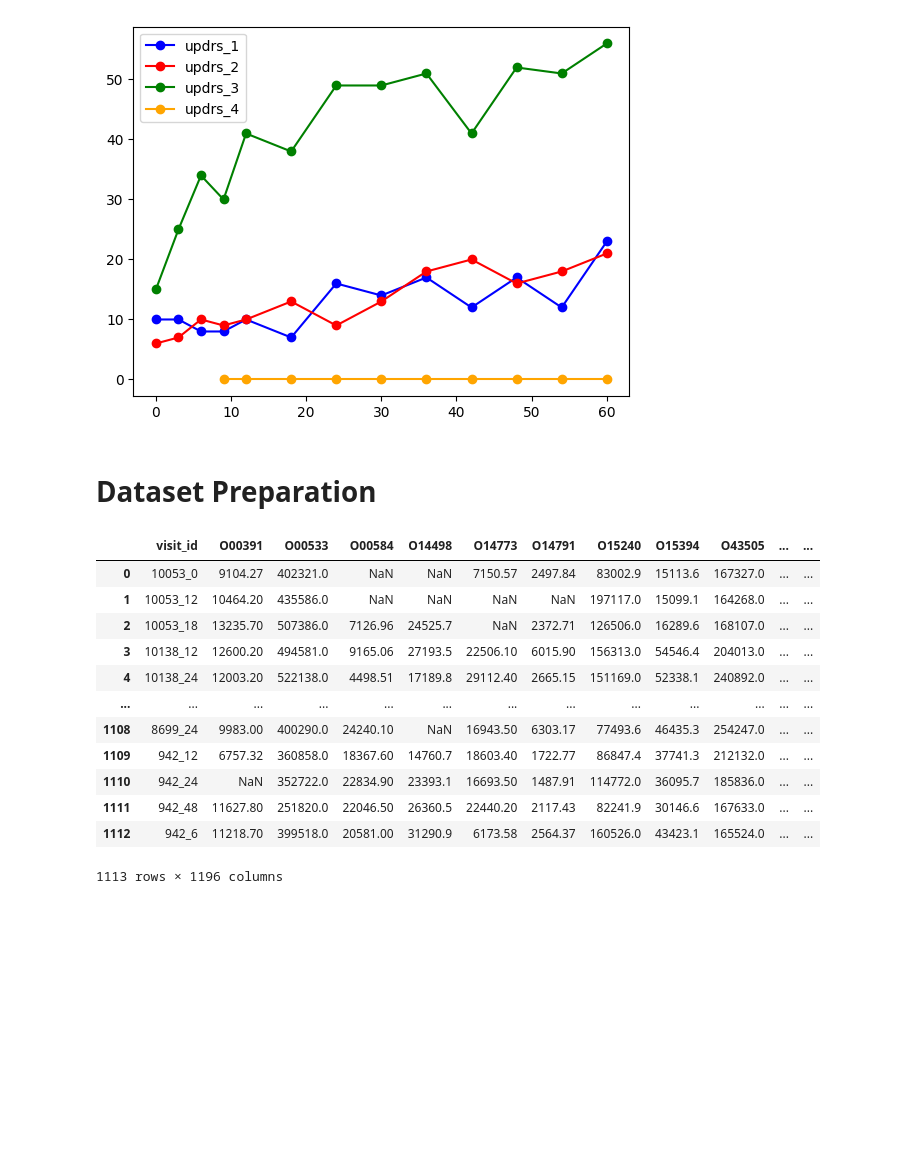
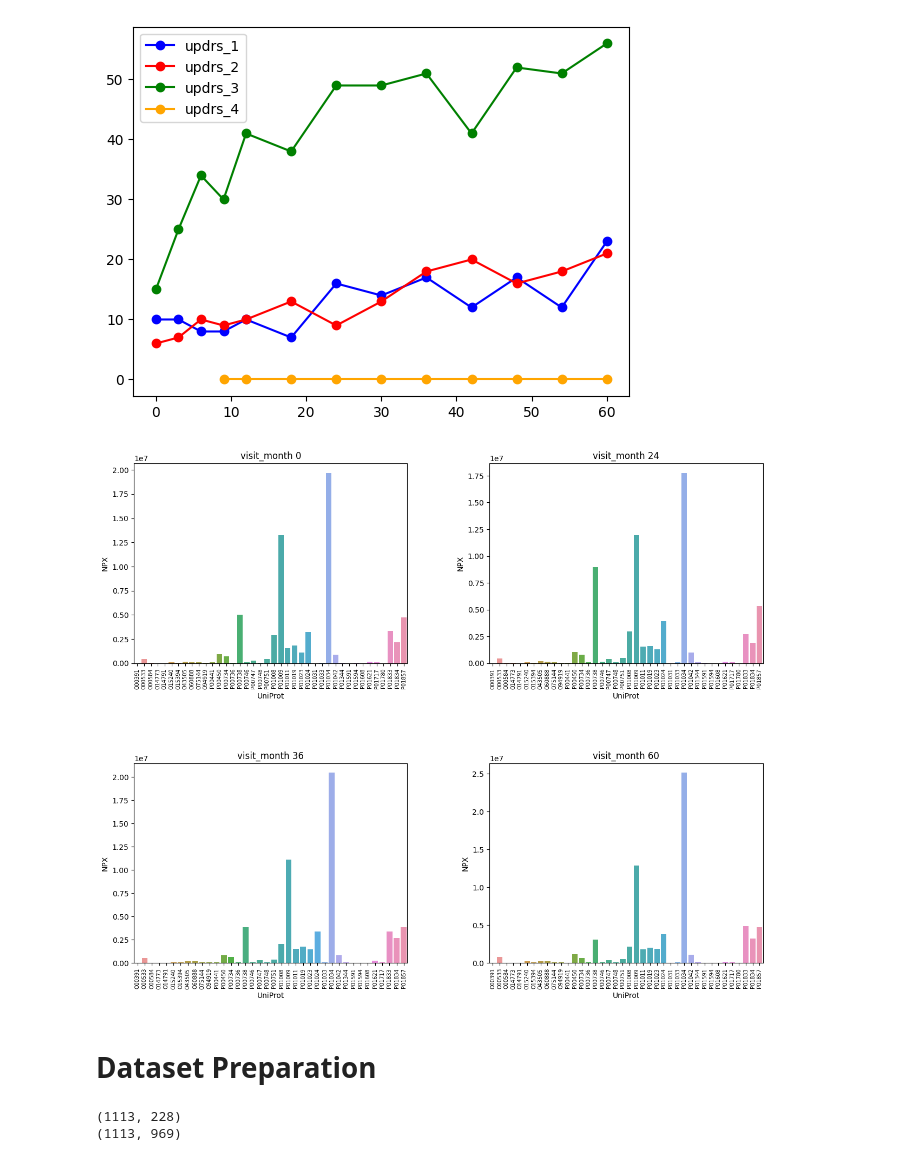
Before and after one commit to jaytonde/AMP--Parkinson-s-Disease-Progression-Prediction, a Jupyter notebook: pd-jdt.ipynb, the cells around one changed output. Saved outputs shown, nothing was run; the diff lists cells and outputs as text; code cells hidden in the pictures; blank space fills up the shorter version.

```diff
--- a/pd-jdt.ipynb
+++ b/pd-jdt.ipynb
@@ -67,6 +67,31 @@ ax.legend()
 plt.show()
 # %% [output]
 [figure]
+# %%
+pro_plot_df = train_proteins[train_proteins["patient_id"]==1517]
+protein_list = pro_plot_df['UniProt'].unique()
+protein_list = protein_list[:40]
+pro_plot_df = pro_plot_df[pro_plot_df['UniProt'].isin(protein_list)]
+unique_month = pro_plot_df['visit_month'].unique()
+unique_month.sort()
+p_len = len(unique_month)
+
+pro_plot_df['visit_month'].unique()
+n_rows = math.ceil(p_len/2)
+figure, axis = plt.subplots(n_rows, 2, figsize=(15, n_rows*6))
+plt.subplots_adjust(hspace=0.5, wspace=0.3)
+
+for i, month in enumerate(unique_month):
+    row = i//2
+    col = i % 2
+    plot_df = pro_plot_df[pro_plot_df['visit_month']==month]
+    bp = sns.barplot(ax=axis[row, col], x=plot_df['UniProt'], y=plot_df['NPX'])
+    #bp.set(xticklabels=[])
+    bp.set_xticklabels(bp.get_xticklabels(), rotation=90, size = 7)
+    axis[row, col].set_title('visit_month ' + str(month))
+plt.show()
+# %% [output]
+[figure, added]
 # %% [markdown]
 # Dataset Preparation
 # %%
@@ -89,18 +120,5 @@ def prepare_dataset(train_proteins, train_peptides):
 # %%
-pro_pep_df = prepare_dataset(train_proteins, train_peptides)
+data_df = prepare_dataset(train_proteins, train_peptides)
+# %% [output]
+(1113, 228)
+(1113, 969)
-# %%
-pro_pep_df
-# %% [output]
-|  | visit_id | O00391 | O00533 | O00584 | O14498 | O14773 | O14791 | O15240 | O15394 | O43505 | ... | ... |
-| 0 | 10053_0 | 9104.27 | 402321.0 | NaN | NaN | 7150.57 | 2497.84 | 83002.9 | 15113.6 | 167327.0 | ... | ... |
-| 1 | 10053_12 | 10464.20 | 435586.0 | NaN | NaN | NaN | NaN | 197117.0 | 15099.1 | 164268.0 | ... | ... |
-| 2 | 10053_18 | 13235.70 | 507386.0 | 7126.96 | 24525.7 | NaN | 2372.71 | 126506.0 | 16289.6 | 168107.0 | ... | ... |
-| 3 | 10138_12 | 12600.20 | 494581.0 | 9165.06 | 27193.5 | 22506.10 | 6015.90 | 156313.0 | 54546.4 | 204013.0 | ... | ... |
-| 4 | 10138_24 | 12003.20 | 522138.0 | 4498.51 | 17189.8 | 29112.40 | 2665.15 | 151169.0 | 52338.1 | 240892.0 | ... | ... |
-| ... | ... | ... | ... | ... | ... | ... | ... | ... | ... | ... | ... | ... |
-| 1108 | 8699_24 | 9983.00 | 400290.0 | 24240.10 | NaN | 16943.50 | 6303.17 | 77493.6 | 46435.3 | 254247.0 | ... | ... |
-| 1109 | 942_12 | 6757.32 | 360858.0 | 18367.60 | 14760.7 | 18603.40 | 1722.77 | 86847.4 | 37741.3 | 212132.0 | ... | ... |
-| 1110 | 942_24 | NaN | 352722.0 | 22834.90 | 23393.1 | 16693.50 | 1487.91 | 114772.0 | 36095.7 | 185836.0 | ... | ... |
-| 1111 | 942_48 | 11627.80 | 251820.0 | 22046.50 | 26360.5 | 22440.20 | 2117.43 | 82241.9 | 30146.6 | 167633.0 | ... | ... |
-| 1112 | 942_6 | 11218.70 | 399518.0 | 20581.00 | 31290.9 | 6173.58 | 2564.37 | 160526.0 | 43423.1 | 165524.0 | ... | ... |
-1113 rows × 1196 columns
```
Also changed, not shown: parts of 9 cells of this notebook.
